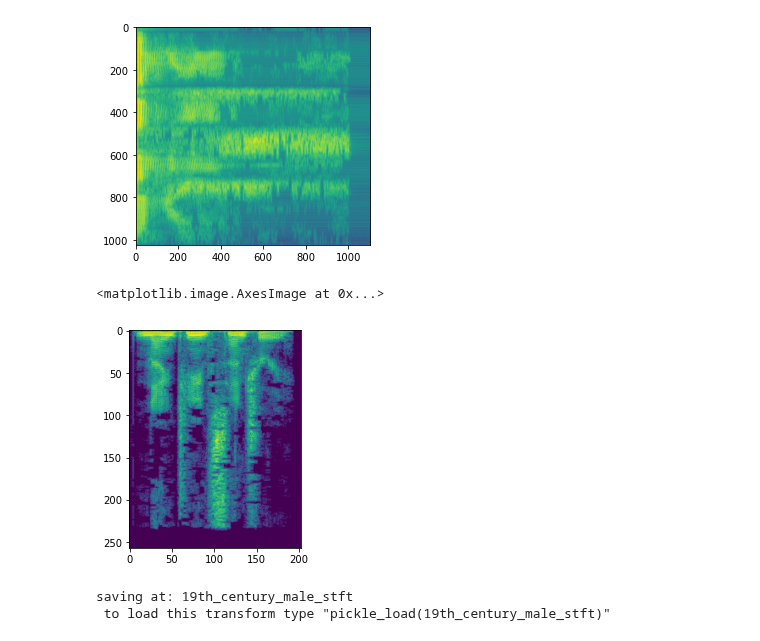
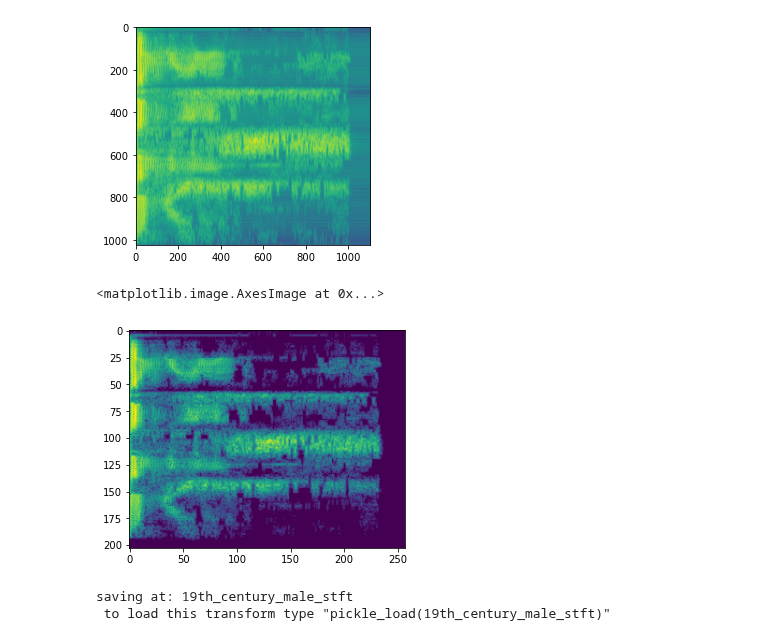
Before and after one commit to blindedjoy/Reservoir, a Jupyter notebook: MARIOS/Analysis.ipynb, the cells around one changed output. Saved outputs shown, nothing was run; the diff lists cells and outputs as text; code cells hidden in the pictures.

```diff
--- a/MARIOS/Analysis.ipynb
+++ b/MARIOS/Analysis.ipynb
@@ -2629,10 +2628,10 @@ plt.imshow(test1.A)
 [figure]
 # %%
 X = load_pickle('19th_century_male_stft')
-plt.imshow(np.rot90(X['transform']['Xdb'], 0))
+plt.imshow(X['transform']['Xdb'].T)
 # %% [output]
 <matplotlib.image.AxesImage at 0x...>
-[figure, old version]
+[figure, new version]
 # %%
 get_transform("stft", label = "19th century male voice", pth = "/Users/hayden/Desktop/computer_male.mp3", save_path = "19th_century_male")
 # %% [output]
```
Also changed, not shown: parts of 1 cell of this notebook, 3 other files.
